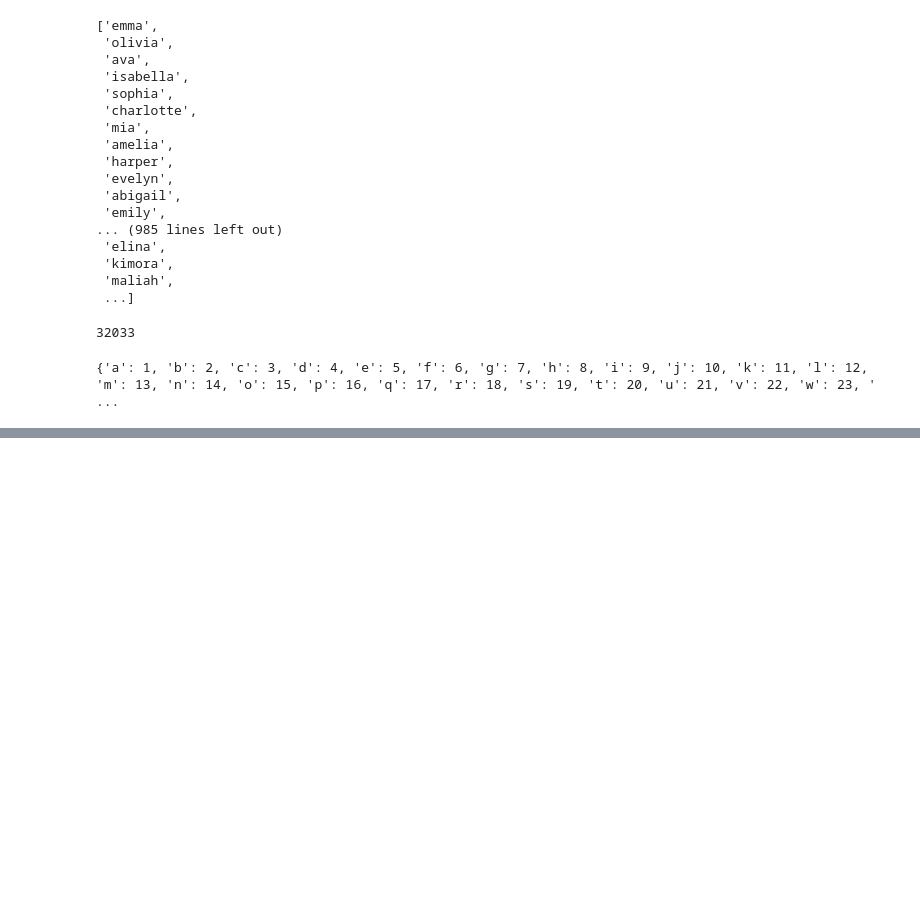
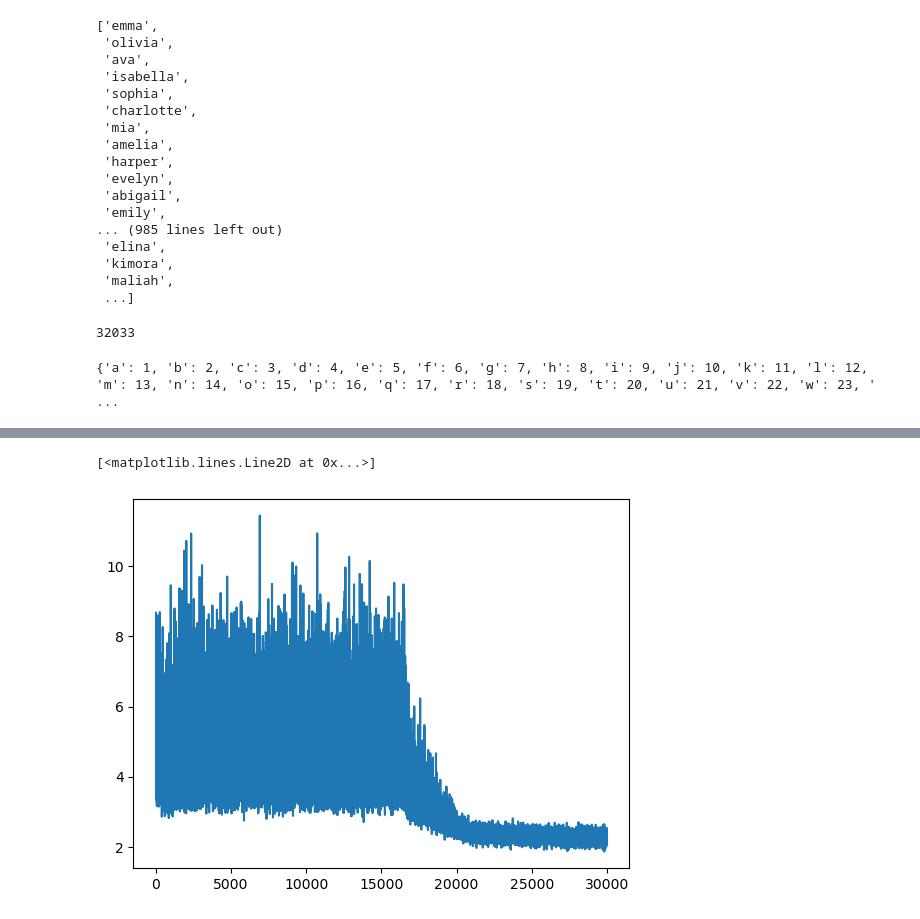
Before and after one commit to arshjeevs/Andrej-Karpathy-Zero-To-Hero, a Jupyter notebook: Makemore/MakemoreMLP.ipynb, the cells around one changed output, grey strips where cells are left out. Drawn from its saved outputs; the diff is of its cells as text; code cells hidden in the pictures; blank space fills up the shorter version.

```diff
--- a/Makemore/MakemoreMLP.ipynb
+++ b/Makemore/MakemoreMLP.ipynb
@@ -183,0 +179,10 @@ for i in range(epochs):
+# %%
+C = torch.rand((27,10))
+w1 = torch.rand(30,300)
+b1 = torch.rand(300)
+w2 = torch.rand(300,27)
+b2 = torch.rand(27)
+parameters = [C,w1,b1,w2,b2]
+# %%
+for p in parameters:
+    p.requires_grad = True
@@ -183,0 +215,26 @@ for i in range(epochs):
+# %%
+lri = []
+lossi = []
+stepi = []
+# %%
+for i in range(30000):
+    mask = torch.randint(0,X.shape[0],(100,))
+    emb = C[X[mask]]
+    h = torch.tanh(emb.view(emb.shape[0],30) @ w1 + b1)
+    logits = h @ w2 + b2
+    loss = F.cross_entropy(logits, Y[mask])
+    #print(f'{loss.item()}, epoch {i}')
+    for p in parameters:
+        p.grad = None
+    loss.backward()
+    # lr = lre[i]
+    for p in parameters:
+        p.data -= p.grad.data * 0.1
+
+    stepi.append(i)
+    lossi.append(loss.log10().item())
+# %%
+plt.plot(stepi,lossi)
+# %% [output]
+[<matplotlib.lines.Line2D at 0x...>]
+[figure, added]
```
Also changed, not shown: parts of 15 cells of this notebook.
